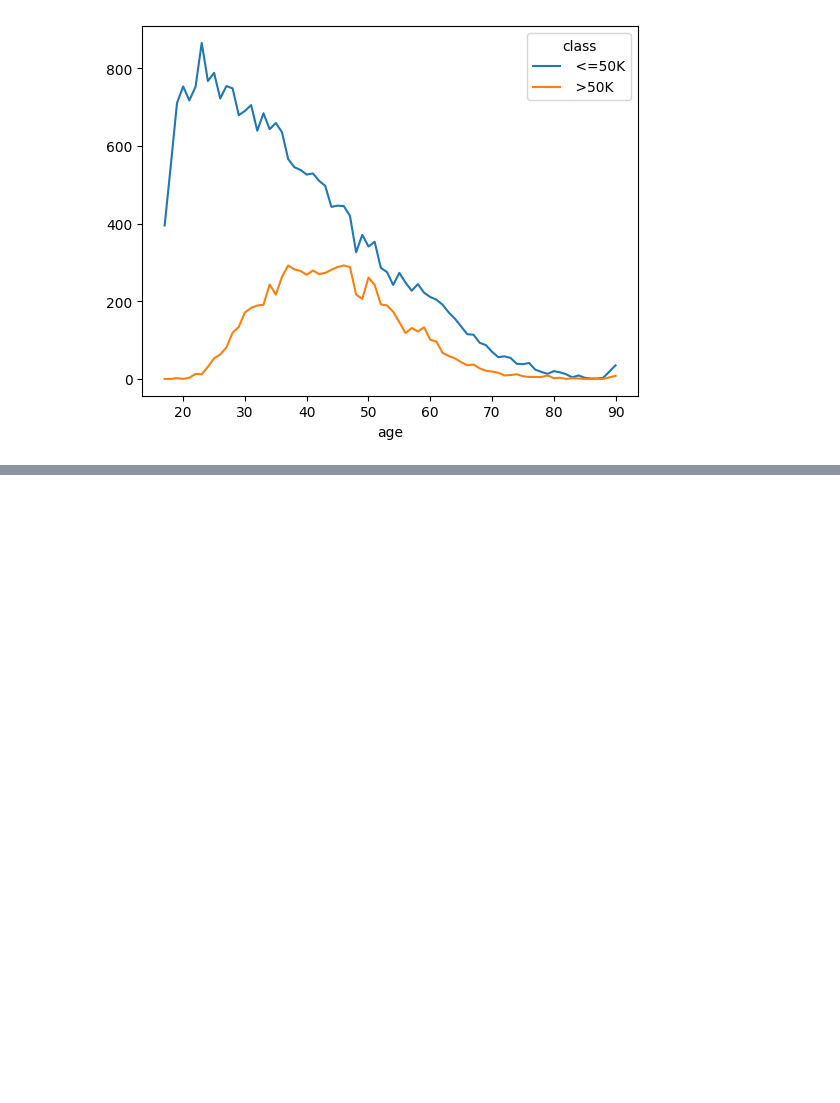
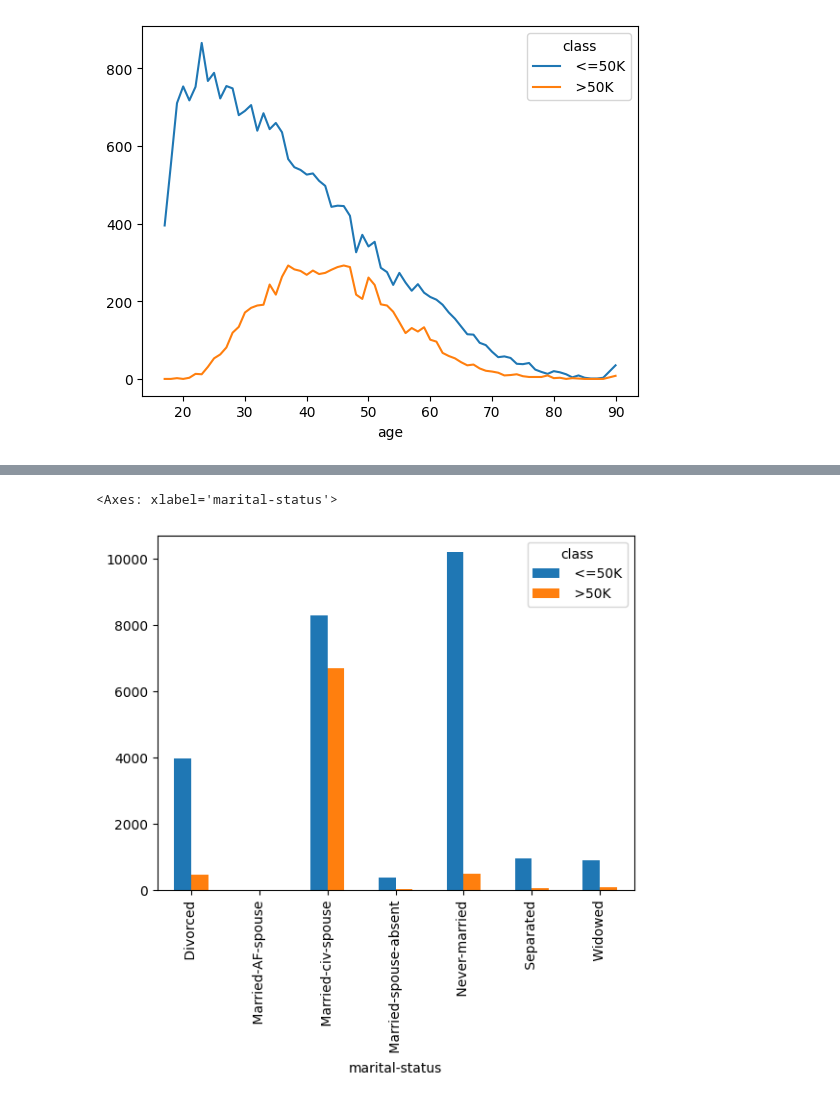
Before and after one commit to maximarbuzov/maxim, a Jupyter notebook: Untitled11.ipynb, the cells around one changed output, grey strips where cells are left out. Saved outputs shown, nothing was run; the diff lists cells and outputs as text; code cells hidden in the pictures; blank space fills up the shorter version.

```diff
--- a/Untitled11.ipynb
+++ b/Untitled11.ipynb
@@ -209,0 +333,5 @@ contingency_table2.plot()
+# %%
+contingency_table5.plot(kind='bar')
+# %% [output]
+<Axes: xlabel='marital-status'>
+[figure, added]
```
Also changed, not shown: parts of 12 cells of this notebook.
